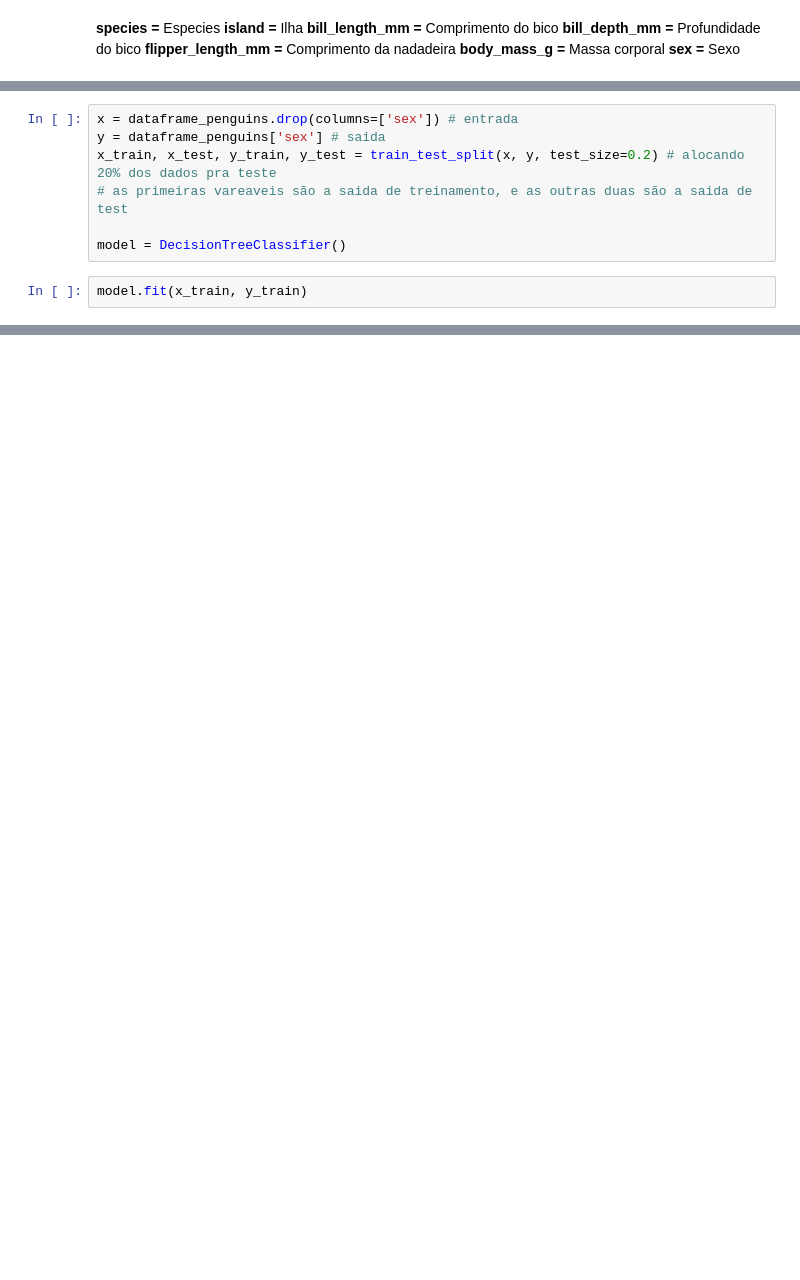
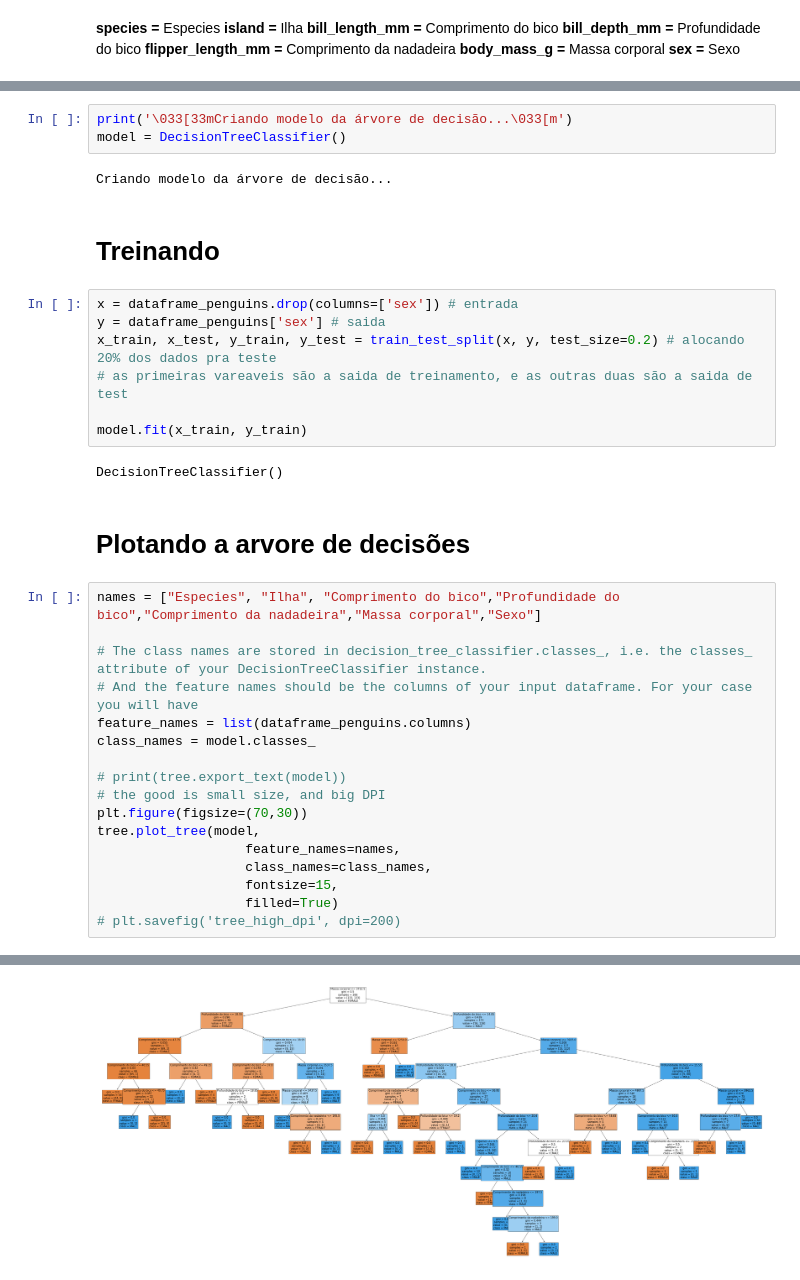
Before and after one commit to c-Bruno/Residency, a Jupyter notebook: DataScience/Pratice exams/02.Exam/23022369_23022371_23022385.ipynb, the cells around one changed output, grey strips where cells are left out. Cells and saved outputs as stored; diff of their text form; blank space fills up the shorter version.

```diff
--- a/DataScience/Pratice exams/02.Exam/23022369_23022371_23022385.ipynb
+++ b/DataScience/Pratice exams/02.Exam/23022369_23022371_23022385.ipynb
@@ -47,9 +70,36 @@ dataframe_penguins
+# %%
+print('\033[33mCriando modelo da árvore de decisão...\033[m')
+model = DecisionTreeClassifier()
+# %% [output]
+Criando modelo da árvore de decisão...
+# %% [markdown]
+# Treinando
 # %%
 x = dataframe_penguins.drop(columns=['sex']) # entrada
 y = dataframe_penguins['sex'] # saida
 x_train, x_test, y_train, y_test = train_test_split(x, y, test_size=0.2) # alocando 20% dos dados pra teste
 # as primeiras vareaveis são a saida de treinamento, e as outras duas são a saida de test
 
-model = DecisionTreeClassifier()
+model.fit(x_train, y_train)
+# %% [output]
+DecisionTreeClassifier()
-# %%
-model.fit(x_train, y_train)
+# %% [markdown]
+# Plotando a arvore de decisões
+# %%
+names = ["Especies", "Ilha", "Comprimento do bico","Profundidade do bico","Comprimento da nadadeira","Massa corporal","Sexo"]
+
+# The class names are stored in decision_tree_classifier.classes_, i.e. the classes_ attribute of your DecisionTreeClassifier instance.
+# And the feature names should be the columns of your input dataframe. For your case you will have
+feature_names = list(dataframe_penguins.columns)
+class_names = model.classes_
+
+# print(tree.export_text(model))
+# the good is small size, and big DPI
+plt.figure(figsize=(70,30))
+tree.plot_tree(model,
+                   feature_names=names,
+                   class_names=class_names,
+                   fontsize=15,
+                   filled=True)
+# plt.savefig('tree_high_dpi', dpi=200)
+# %% [output]
@@ -55,0 +123 @@ model.fit(x_train, y_train)
+[figure, added]
```
Also changed, not shown: parts of 8 cells of this notebook, 1 other file.
